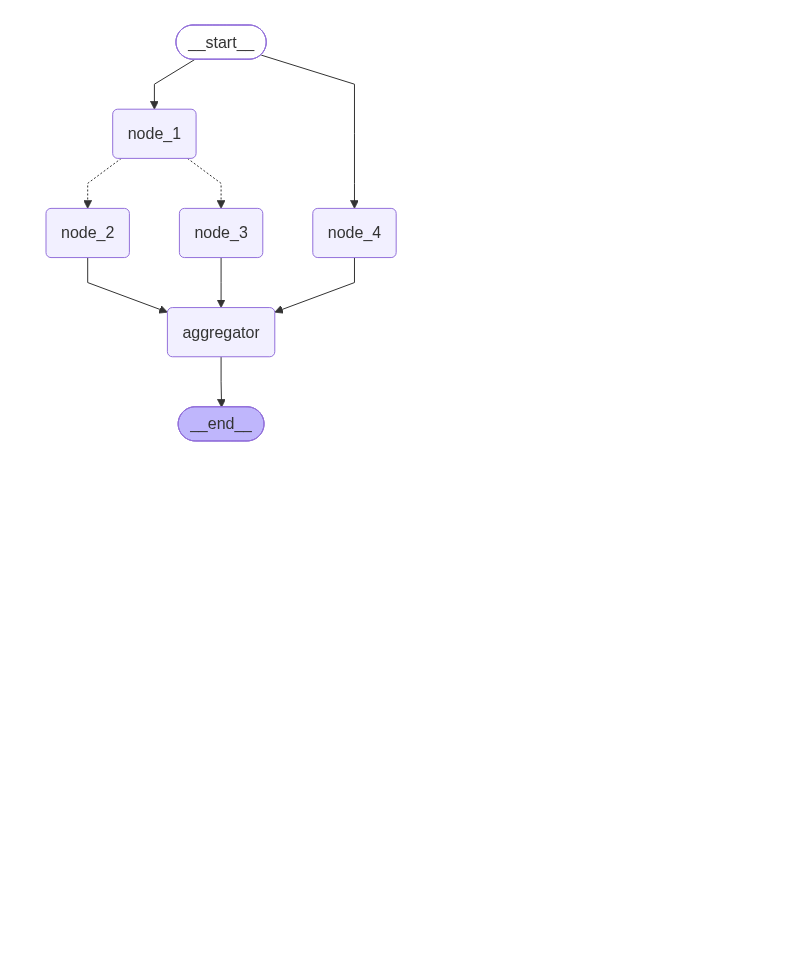
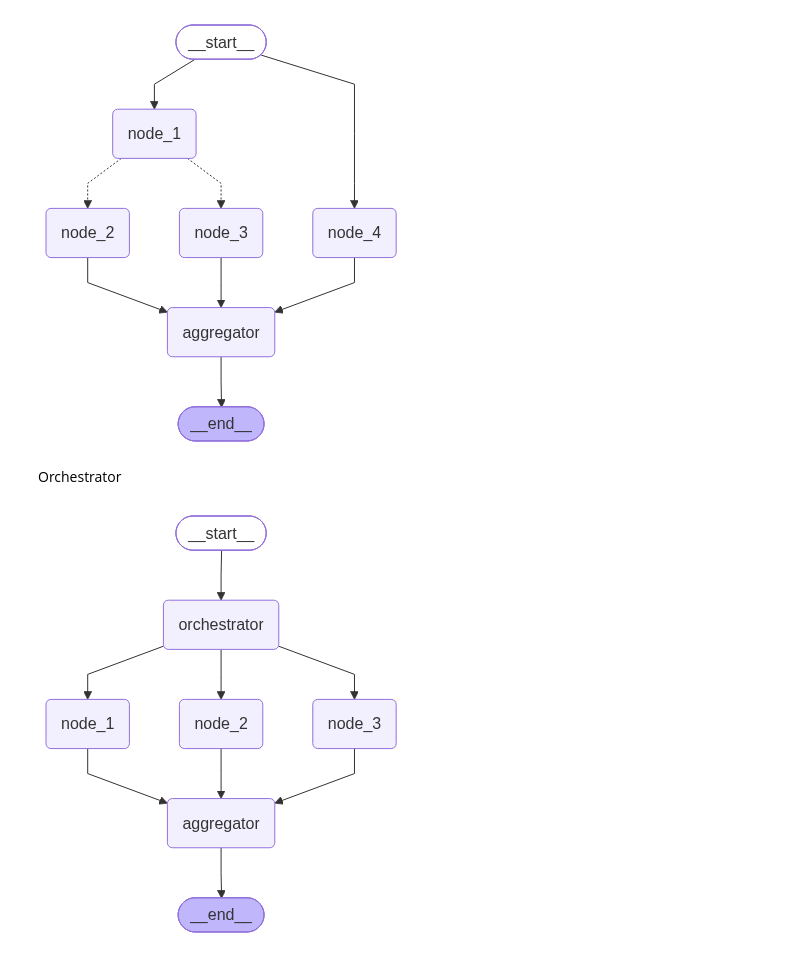
Before and after one commit to sergiomorapardo/AdvancedGenAI, a Jupyter notebook: notebooks/L15-Paralelization.ipynb, the cells around one changed output. Cells and saved outputs as stored; diff of their text form; code cells hidden in the pictures; blank space fills up the shorter version.

Commit message:
docs(notebooks): 📝 extend parallelization and orchestrator examples
Co-authored-by: Codex <codex@openai.com>

```diff
--- a/notebooks/L15-Paralelization.ipynb
+++ b/notebooks/L15-Paralelization.ipynb
@@ -195,3 +195,5 @@ agent = builder.compile()
 display(Image(agent.get_graph().draw_mermaid_png()))
 # %% [output]
 [figure]
+# %% [markdown]
+Orchestrator
@@ -197,0 +246,4 @@ display(Image(agent.get_graph().draw_mermaid_png()))
+# %%
+display(Image(agent.get_graph().draw_mermaid_png()))
+# %% [output]
+[figure, added]
```
Also changed, not shown: parts of 1 cell of this notebook, 1 other file.
